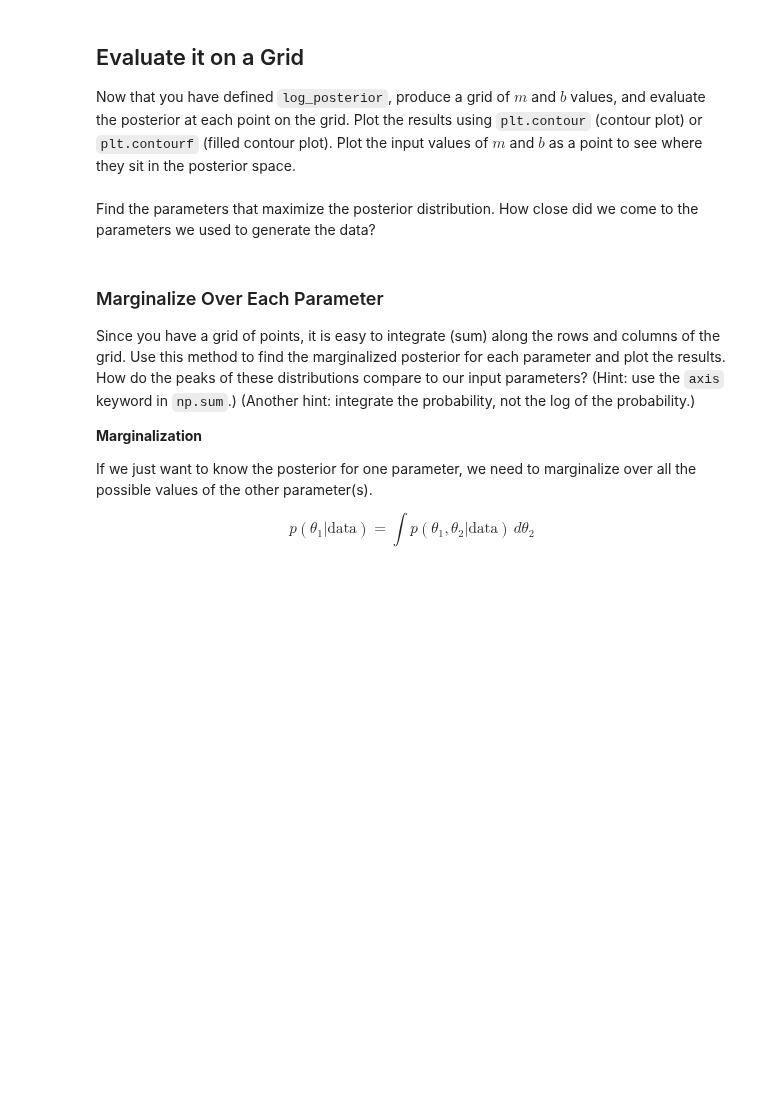
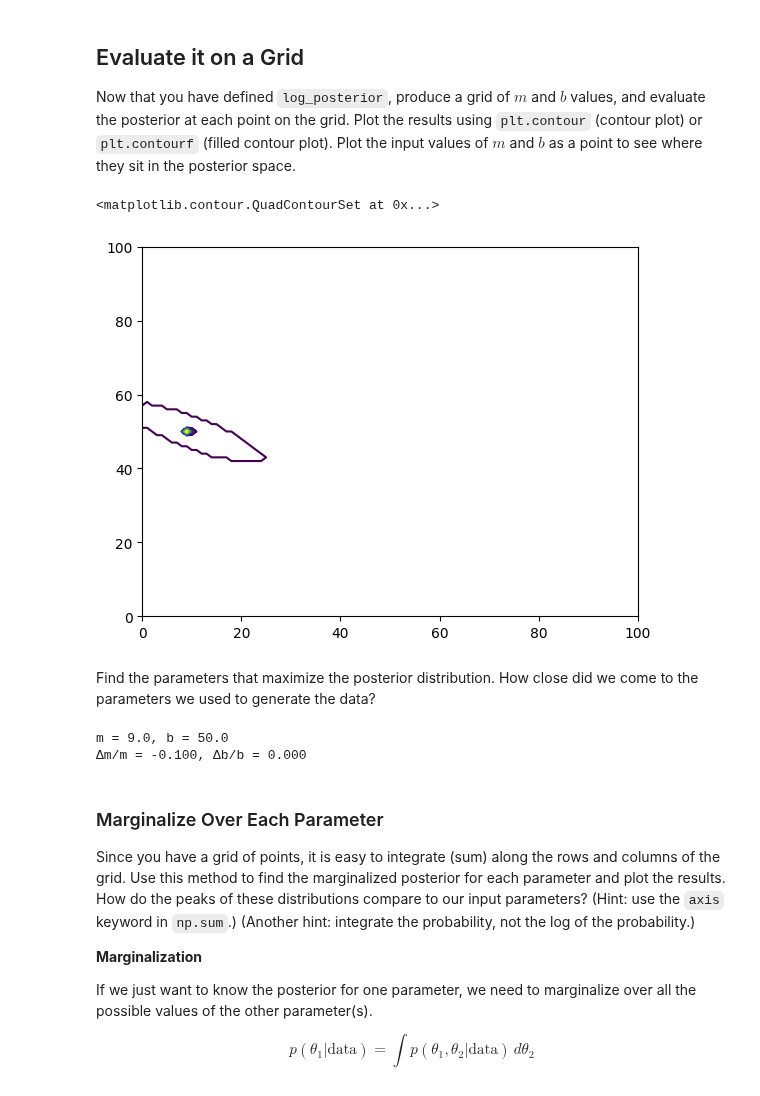
Before and after one commit to ASTR154/bayesian-statistics, a Jupyter notebook: monte_carlo_line_fitting.ipynb, the cells around one changed output. Cells and saved outputs as stored; diff of their text form; code cells hidden in the pictures; blank space fills up the shorter version.

```diff
--- a/monte_carlo_line_fitting.ipynb
+++ b/monte_carlo_line_fitting.ipynb
@@ -143,2 +126,21 @@ plt.contourf( # complete
+# %%
+grid_spacing = 1.
+m_range = np.arange(m_min, m_max + grid_spacing, grid_spacing)
+b_range = np.arange(b_min, b_max + grid_spacing, grid_spacing)
+posterior_grid=np.zeros((len(b_range), len(m_range)))
+# complete
+for i in range(len(b_range)):
+    b_val = b_range[i]
+    for j in range(len(m_range)):
+        m_val = m_range[j]
+        posterior_grid[i, j] = log_posterior([m_val, b_val], x, y, dy)
+
+
+
+posterior_grid=np.exp(posterior_grid - np.max(posterior_grid)   )
+plt.contour(m_range, b_range, posterior_grid, levels=300, cmap='viridis')
+# %% [output]
+<matplotlib.contour.QuadContourSet at 0x...>
+[figure, added]
 # %% [markdown]
 Find the parameters that maximize the posterior distribution. How close did we come to the parameters we used to generate the data?
@@ -157,3 +147,27 @@ print(f'Δm/m = {m_frac_err:.3f}, Δb/b = {b_frac_err:.3f}')
+# %%
+best_val = -np.inf
+i_max = j_max = 0
+
+# Find the grid cell with the largest posterior
+for i in range(len(m_range)):
+    for j in range(len(b_range)):
+        p = posterior_grid[j, i]
+        if p > best_val:
+            best_val = p
+            i_max, j_max = i, j
+
+# Convert indices back to parameters
+m_infer = m_range[i_max]
+b_infer = b_range[j_max]
+print(f"m = {m_infer:.1f}, b = {b_infer:.1f}")
+
+# Compute fractional errors
+m_frac_err = (m_infer - m) / m
+b_frac_err = (b_infer - b) / b
+print(f"Δm/m = {m_frac_err:.3f}, Δb/b = {b_frac_err:.3f}")
+# %% [output]
+m = 9.0, b = 50.0
+Δm/m = -0.100, Δb/b = 0.000
 # %% [markdown]
 ### Marginalize Over Each Parameter
 Since you have a grid of points, it is easy to integrate (sum) along the rows and columns of the grid. Use this method to find the marginalized posterior for each parameter and plot the results. How do the peaks of these distributions compare to our input parameters? (Hint: use the `axis` keyword in `np.sum`.) (Another hint: integrate the probability, not the log of the probability.)
```
Also changed, not shown: parts of 10 cells of this notebook.
